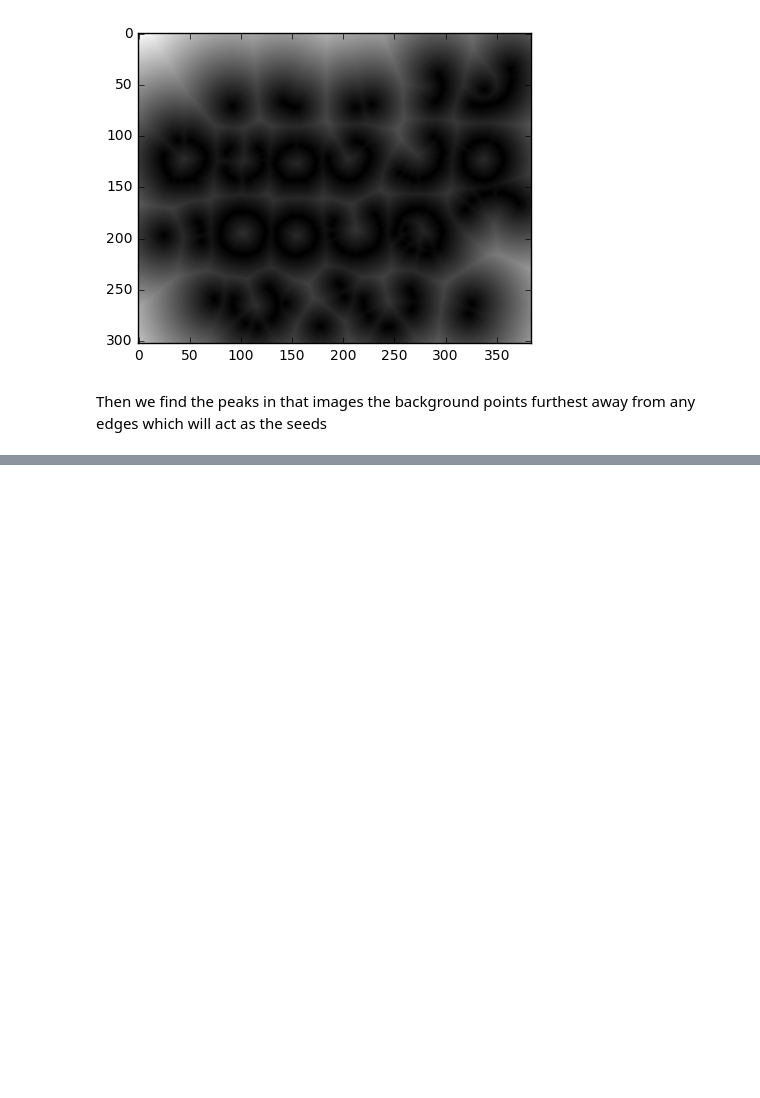
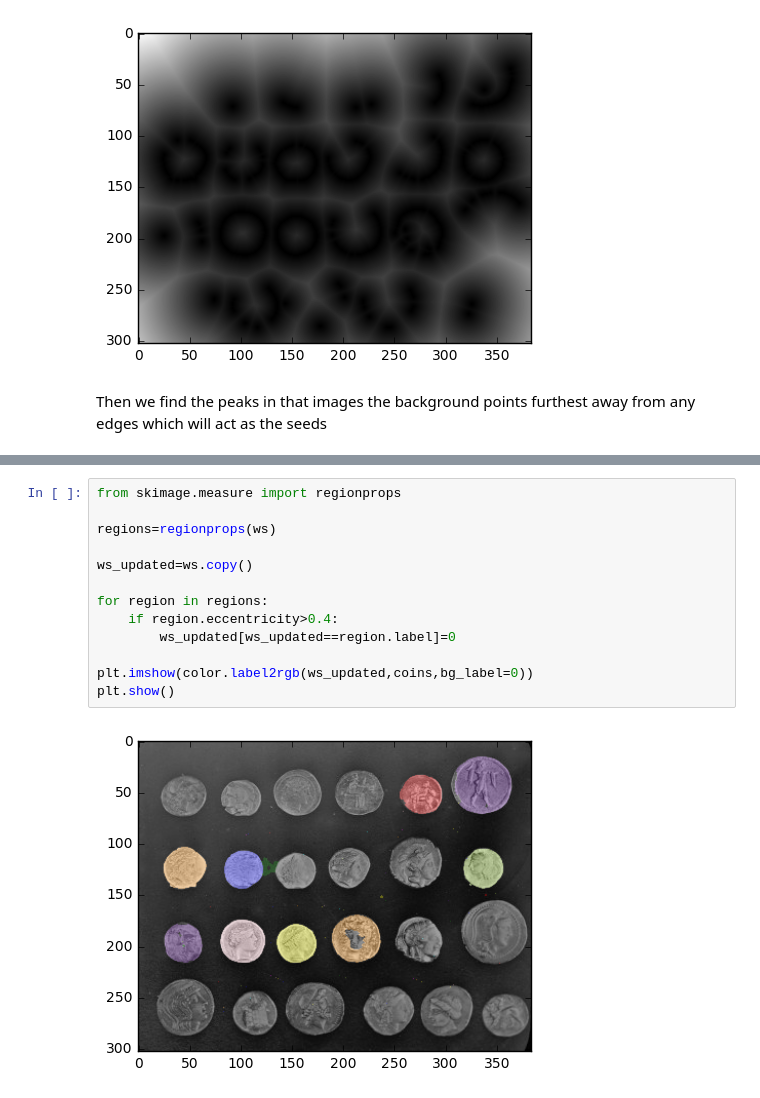
Before and after one commit to aashokvardhan/SciPy2015, a Jupyter notebook: feature recognition.ipynb, the cells around one changed output, grey strips where cells are left out. Saved outputs shown, nothing was run; the diff lists cells and outputs as text; blank space fills up the shorter version.

```diff
--- a/Untitled.ipynb
+++ b/feature recognition.ipynb
@@ -139,0 +153,15 @@ Peaks shape (233, 2)
+# %%
+from skimage.measure import regionprops
+
+regions=regionprops(ws)
+
+ws_updated=ws.copy()
+
+for region in regions:
+    if region.eccentricity>0.4:
+        ws_updated[ws_updated==region.label]=0
+
+plt.imshow(color.label2rgb(ws_updated,coins,bg_label=0))
+plt.show()
+# %% [output]
+[figure, added]
```
Also changed, not shown: parts of 5 cells of this notebook.
